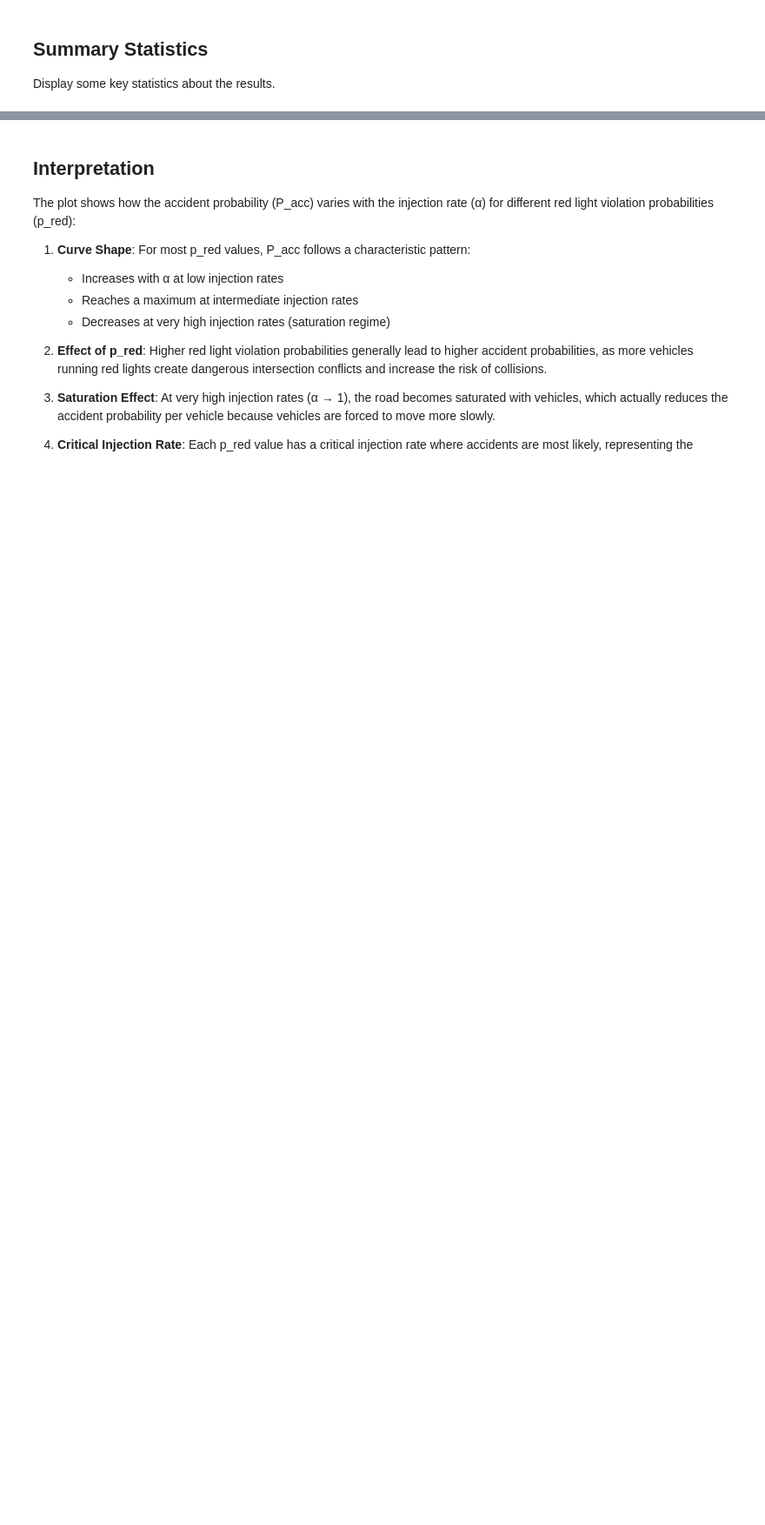
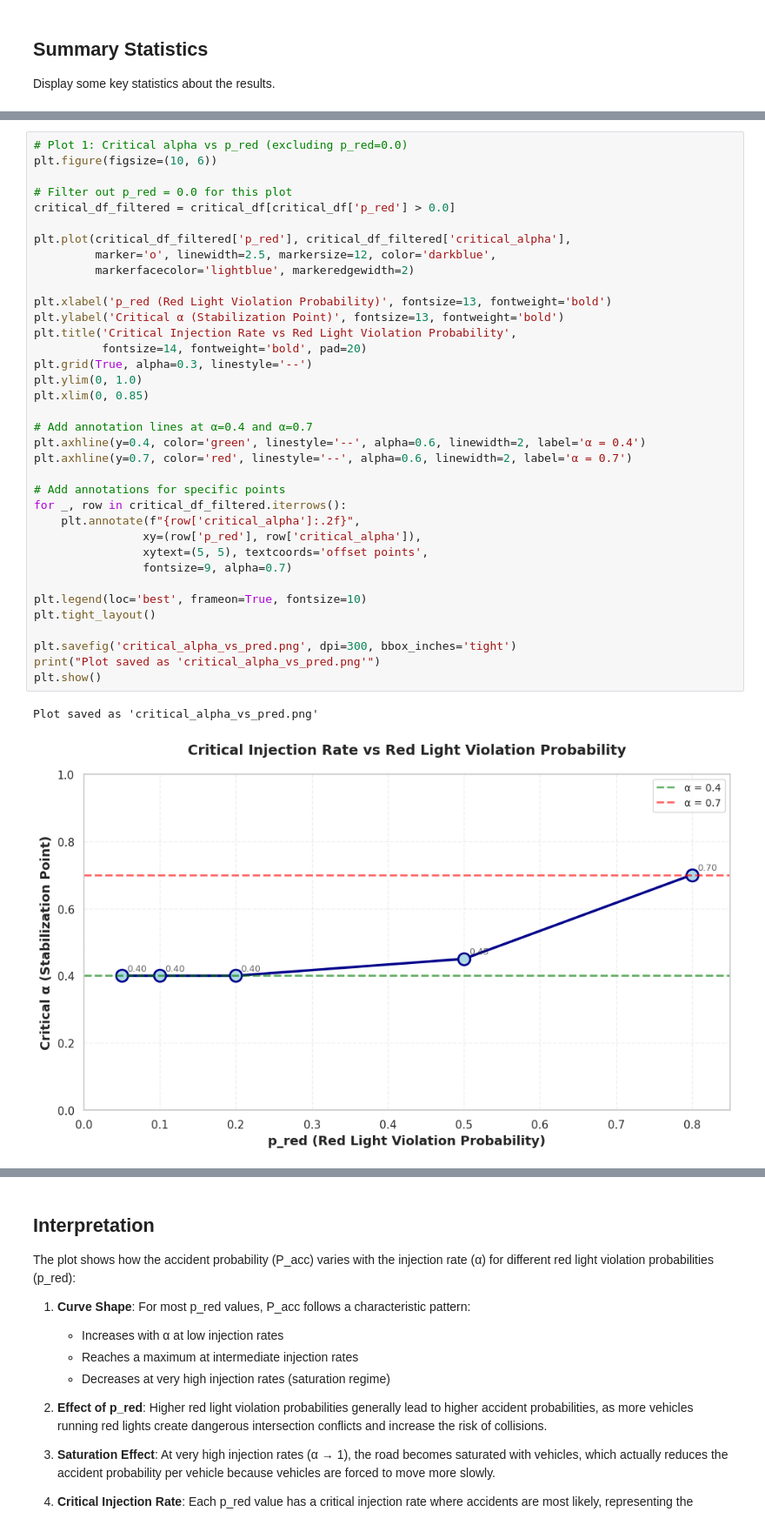
Before and after one commit to lucianomasuelli/traffic-simulation, a Jupyter notebook: notebooks/p_red_analysis.ipynb, the cells around one changed output, grey strips where cells are left out. Shown: that part at 87% size. Cells and saved outputs as stored; diff of their text form; blank space fills up the shorter version.

Commit message:
Add critical point analysis

```diff
--- a/notebooks/p_red_analysis.ipynb
+++ b/notebooks/p_red_analysis.ipynb
@@ -288,0 +399,39 @@ KeyError: 'throughput_mean'
+# %%
+# Plot 1: Critical alpha vs p_red (excluding p_red=0.0)
+plt.figure(figsize=(10, 6))
+
+# Filter out p_red = 0.0 for this plot
+critical_df_filtered = critical_df[critical_df['p_red'] > 0.0]
+
+plt.plot(critical_df_filtered['p_red'], critical_df_filtered['critical_alpha'],
+         marker='o', linewidth=2.5, markersize=12, color='darkblue',
+         markerfacecolor='lightblue', markeredgewidth=2)
+
+plt.xlabel('p_red (Red Light Violation Probability)', fontsize=13, fontweight='bold')
+plt.ylabel('Critical α (Stabilization Point)', fontsize=13, fontweight='bold')
+plt.title('Critical Injection Rate vs Red Light Violation Probability',
+          fontsize=14, fontweight='bold', pad=20)
+plt.grid(True, alpha=0.3, linestyle='--')
+plt.ylim(0, 1.0)
+plt.xlim(0, 0.85)
+
+# Add annotation lines at α=0.4 and α=0.7
+plt.axhline(y=0.4, color='green', linestyle='--', alpha=0.6, linewidth=2, label='α = 0.4')
+plt.axhline(y=0.7, color='red', linestyle='--', alpha=0.6, linewidth=2, label='α = 0.7')
+
+# Add annotations for specific points
+for _, row in critical_df_filtered.iterrows():
+    plt.annotate(f"{row['critical_alpha']:.2f}",
+                xy=(row['p_red'], row['critical_alpha']),
+                xytext=(5, 5), textcoords='offset points',
+                fontsize=9, alpha=0.7)
+
+plt.legend(loc='best', frameon=True, fontsize=10)
+plt.tight_layout()
+
+plt.savefig('critical_alpha_vs_pred.png', dpi=300, bbox_inches='tight')
+print("Plot saved as 'critical_alpha_vs_pred.png'")
+plt.show()
+# %% [output]
+Plot saved as 'critical_alpha_vs_pred.png'
+[figure, added]
```
Also changed, not shown: parts of 7 cells of this notebook, 3 other files.
